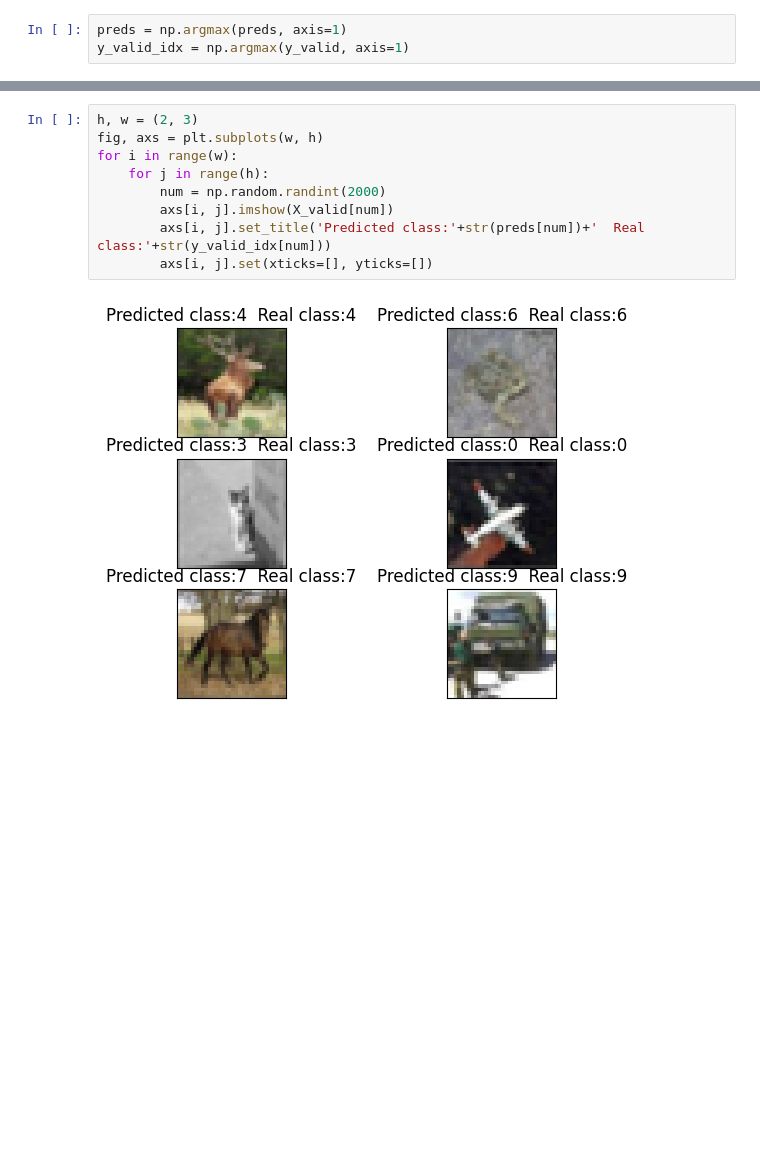
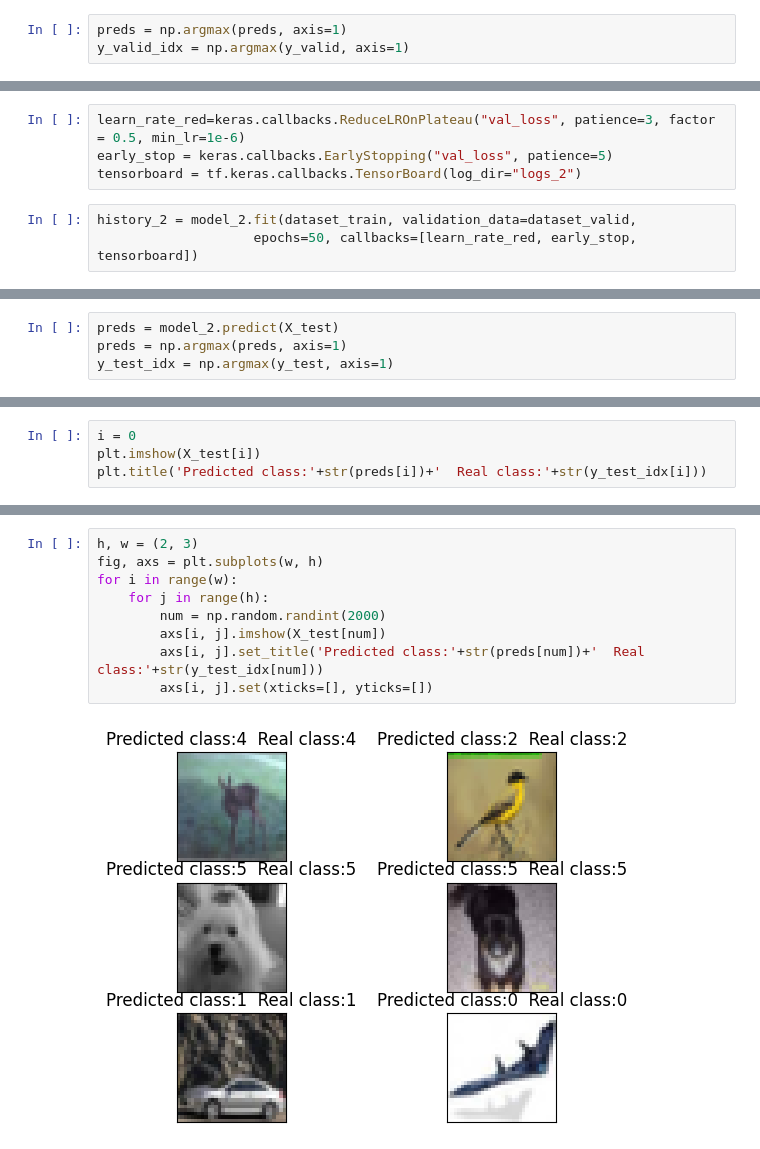
Before and after one commit to grigoriiott/Processing_and_generating_images, a Jupyter notebook: hw_1.ipynb, the cells around one changed output, grey strips where cells are left out. Cells and saved outputs as stored; diff of their text form; blank space fills up the shorter version.

```diff
--- a/hw_1.ipynb
+++ b/hw_1.ipynb
@@ -163,0 +209,7 @@ Text(0.5, 1.0, 'Predicted class:6  Real class:6')
+# %%
+learn_rate_red=keras.callbacks.ReduceLROnPlateau("val_loss", patience=3, factor = 0.5, min_lr=1e-6)
+early_stop = keras.callbacks.EarlyStopping("val_loss", patience=5)
+tensorboard = tf.keras.callbacks.TensorBoard(log_dir="logs_2")
+# %%
+history_2 = model_2.fit(dataset_train, validation_data=dataset_valid,
+                    epochs=50, callbacks=[learn_rate_red, early_stop, tensorboard])
@@ -163,0 +258,4 @@ Text(0.5, 1.0, 'Predicted class:6  Real class:6')
+# %%
+preds = model_2.predict(X_test)
+preds = np.argmax(preds, axis=1)
+y_test_idx = np.argmax(y_test, axis=1)
@@ -163,0 +283,4 @@ Text(0.5, 1.0, 'Predicted class:6  Real class:6')
+# %%
+i = 0
+plt.imshow(X_test[i])
+plt.title('Predicted class:'+str(preds[i])+'  Real class:'+str(y_test_idx[i]))
@@ -178,11 +306,11 @@ Text(0.5, 1.0, 'Predicted class:6  Real class:6')
 # %%
 h, w = (2, 3)
 fig, axs = plt.subplots(w, h)
 for i in range(w):
     for j in range(h):
         num = np.random.randint(2000)
-        axs[i, j].imshow(X_valid[num])
-        axs[i, j].set_title('Predicted class:'+str(preds[num])+'  Real class:'+str(y_valid_idx[num]))
+        axs[i, j].imshow(X_test[num])
+        axs[i, j].set_title('Predicted class:'+str(preds[num])+'  Real class:'+str(y_test_idx[num]))
         axs[i, j].set(xticks=[], yticks=[])
 # %% [output]
-[figure, old version]
+[figure, new version]
```
Also changed, not shown: parts of 32 cells of this notebook, 8 other files.
